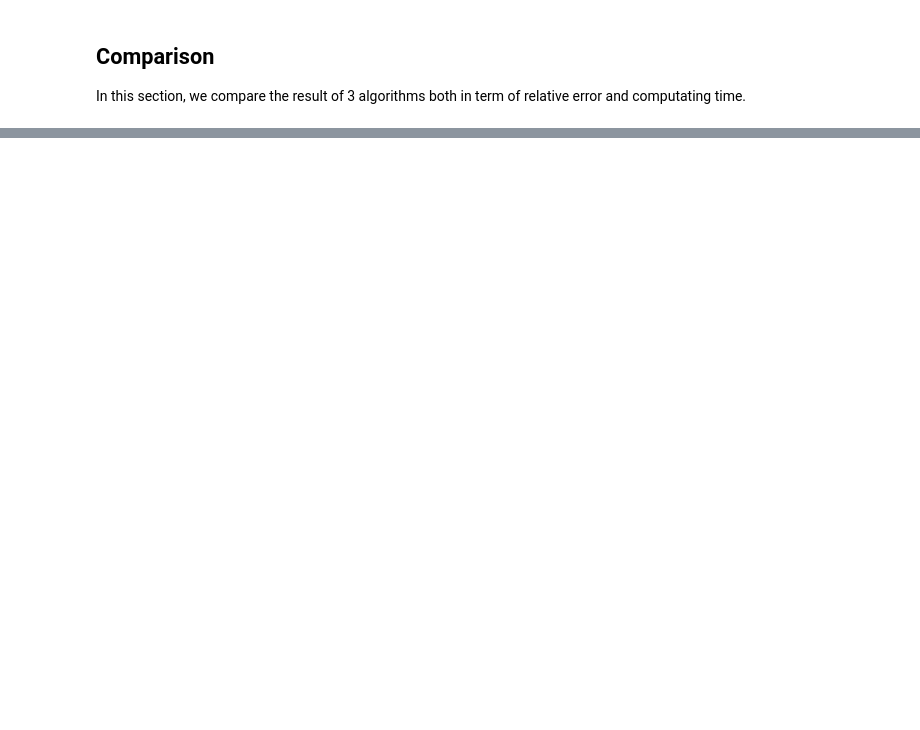
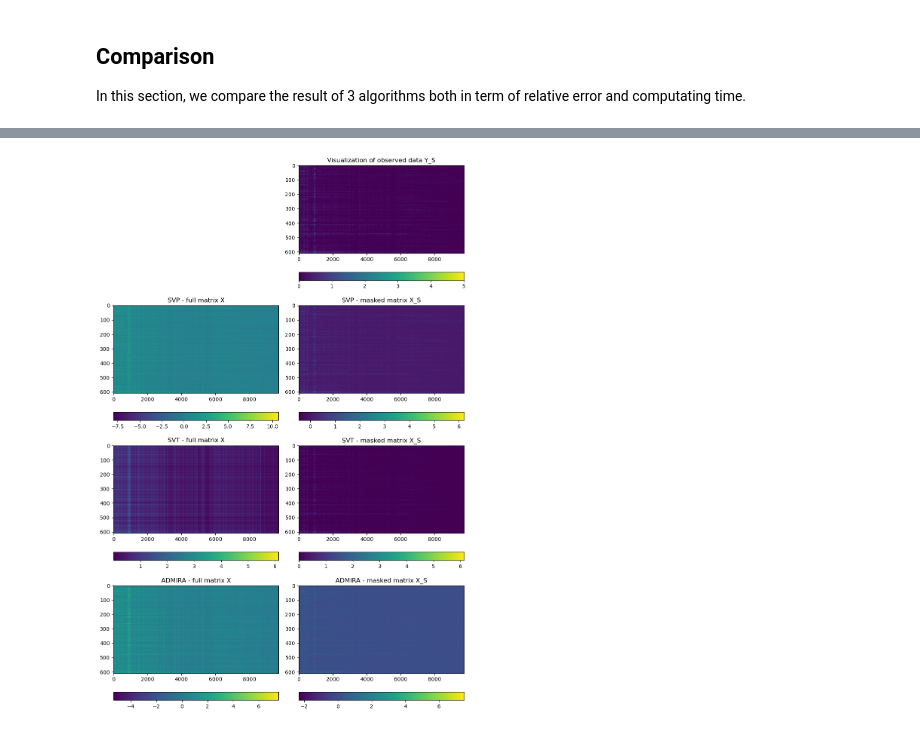
Before and after one commit to katzkid/NetflixProblem, a Jupyter notebook: DimReduce-2.ipynb, the cells around one changed output, grey strips where cells are left out. Saved outputs shown, nothing was run; the diff lists cells and outputs as text; code cells hidden in the pictures; blank space fills up the shorter version.

```diff
--- a/DimReduce-2.ipynb
+++ b/DimReduce-2.ipynb
@@ -797,0 +874,42 @@ SVP seems like the best choice here since the rank of the matrix is fixed in the
+# %%
+#
+# Result visualization
+#
+
+plt.figure(figsize=(10, 15))
+
+# Plot the original observation Y_S
+plt.subplot(4, 2, 2)
+im = plt.imshow(sparse_matrix_train.toarray(), aspect='auto', cmap='viridis')
+plt.colorbar(im, orientation='horizontal')
+plt.title("Visualization of observed data Y_S")
+
+
+# Plot the matrix completion result for 3 algorithms
+for idx, (model_name, model) in enumerate(models.items()):
+
+    X = model.X
+    X_S = mask.multiply(X)
+
+    if issparse(X):
+        X = X.toarray()
+    if issparse(X_S):
+        X_S = X_S.toarray()
+
+    # Plot full matrix
+    plt.subplot(4, 2, 2*idx + 3)
+
+    im_full = plt.imshow(X, aspect='auto', cmap='viridis')
+    plt.colorbar(im_full, orientation='horizontal')
+    plt.title(f"{model_name} - full matrix X")
+
+    # Plot mask matrix X_S
+    plt.subplot(4, 2, 2*idx + 4)
+    im_mask = plt.imshow(X_S, aspect='auto', cmap='viridis')
+    plt.colorbar(im_mask, orientation='horizontal')
+    plt.title(f"{model_name} - masked matrix X_S")
+
+plt.tight_layout()
+plt.show()
+# %% [output]
+[figure, added]
```
Also changed, not shown: parts of 30 cells of this notebook, 3 other files.
